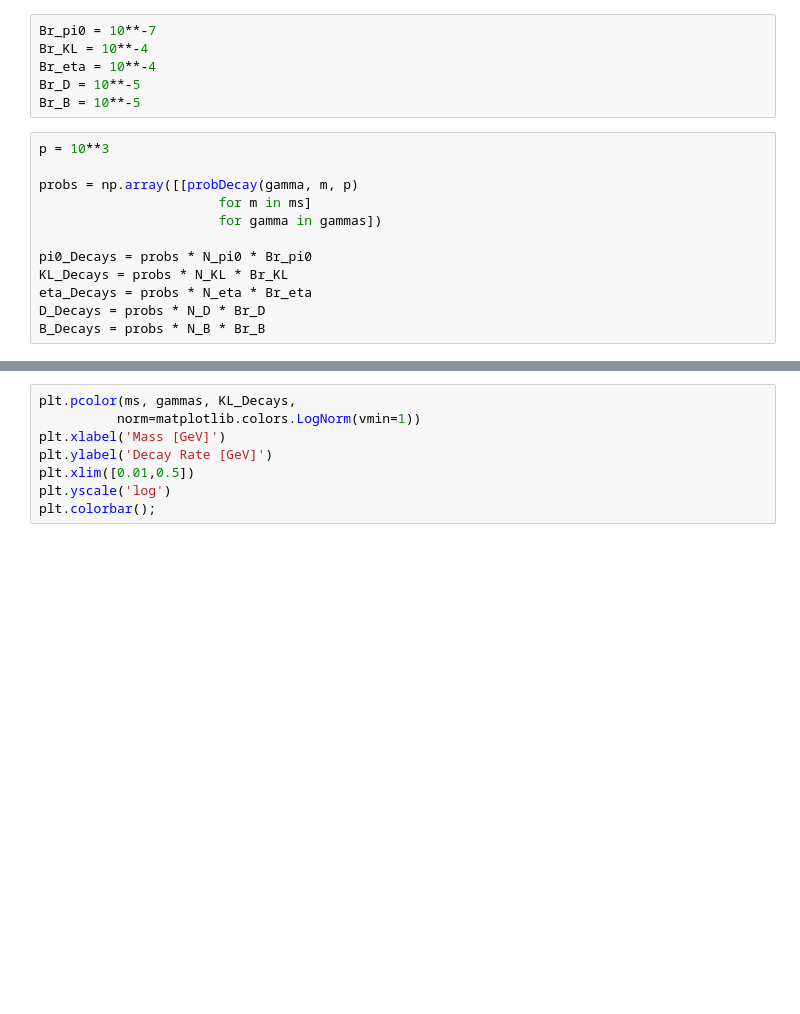
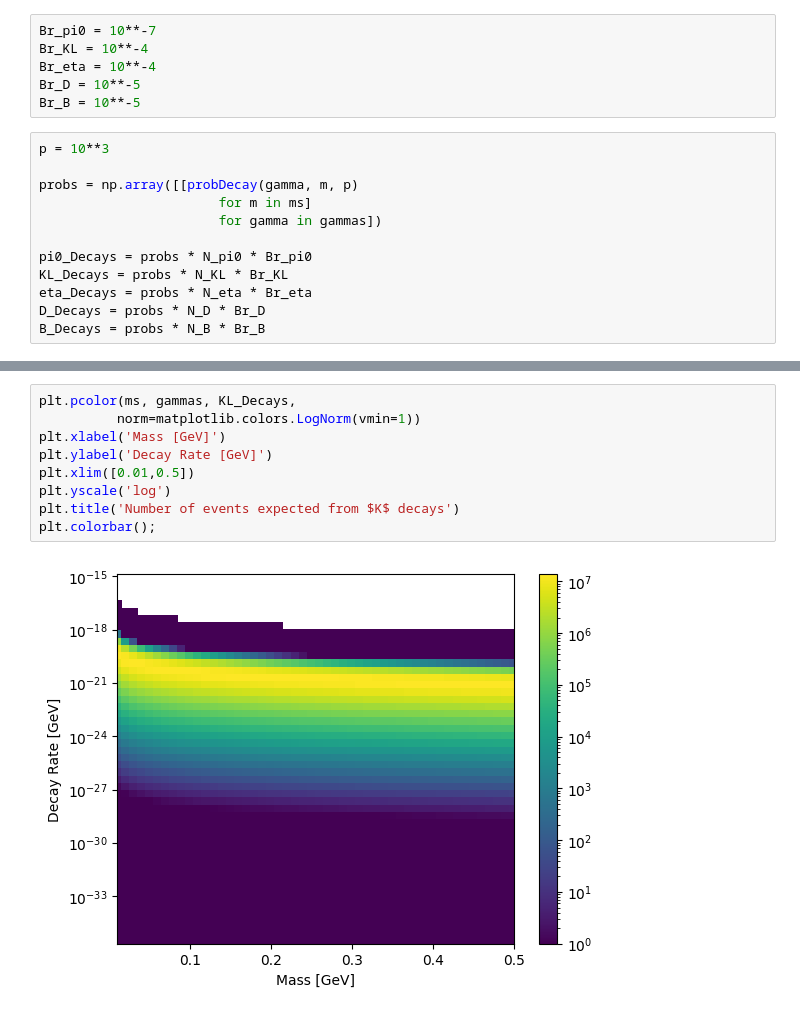
Before and after one commit to mwaterbury/DarkSectorsAtFASER, a Jupyter notebook: FASER Benchmarks.ipynb, the cells around one changed output, grey strips where cells are left out. Cells and saved outputs as stored; diff of their text form; blank space fills up the shorter version.

```diff
--- a/FASER Benchmarks.ipynb
+++ b/FASER Benchmarks.ipynb
@@ -119,11 +137,14 @@ plt.colorbar();
 # %%
 plt.pcolor(ms, gammas, KL_Decays,
           norm=matplotlib.colors.LogNorm(vmin=1))
 plt.xlabel('Mass [GeV]')
 plt.ylabel('Decay Rate [GeV]')
 plt.xlim([0.01,0.5])
 plt.yscale('log')
+plt.title('Number of events expected from $K$ decays')
 plt.colorbar();
+# %% [output]
+[figure, added]
 # %%
 plt.pcolor(ms, gammas, eta_Decays,
           norm=matplotlib.colors.LogNorm(vmin=1))
```
Also changed, not shown: parts of 14 cells of this notebook, 25 other files.
